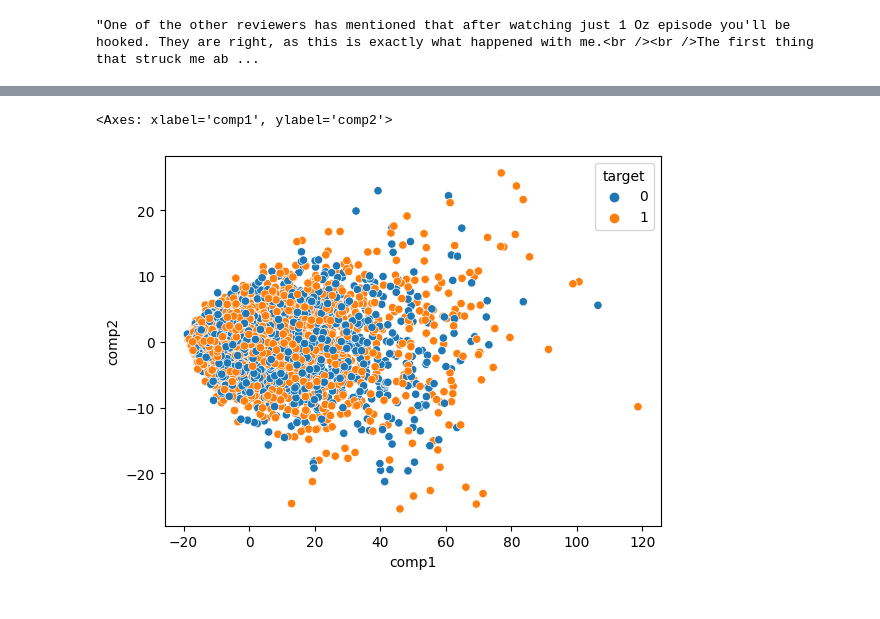
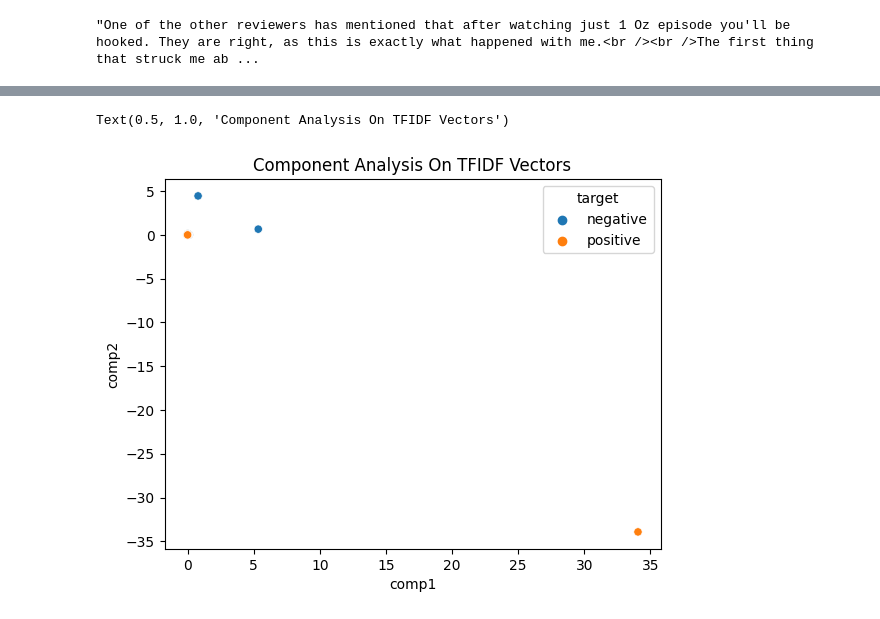
Before and after one commit to umang299/ai-engine, a Jupyter notebook: language_ai/Distributional_representation.ipynb, the cells around one changed output, grey strips where cells are left out. Cells and saved outputs as stored; diff of their text form; code cells hidden in the pictures.

```diff
--- a/language_ai/Distributional_representation.ipynb
+++ b/language_ai/Distributional_representation.ipynb
@@ -23,7 +64,7 @@ warnings.filterwarnings("ignore")
 # %%
 csv_file = "data\IMDB_dataset.csv"
 df = pd.read_csv(csv_file)
-df = df.iloc[:9999, :]
+df = df.iloc[:10000, :]
 df.head()
 # %% [output]
 |  | review | sentiment |
@@ -35,6 +88,9 @@ df.head()
 # %%
 ### utilities
 def remove_special_characters(text):
+    """Function to parse raw review data and extract
+        text from it.
+    """
     soup = BeautifulSoup(text, "html.parser")
     text = soup.get_text()
     text = re.sub('\[[^]]*\]', '', text)
@@ -43,6 +99,7 @@ def remove_special_characters(text):
     return text
 
 def remove_stopwords(text):
+    """Function to remove stopwords"""
     text = text.lower()
     words = text.split(" ")
     filtered_words = [i for i in words if i not in stopwords]
@@ -50,6 +107,7 @@ def remove_stopwords(text):
     return filtered_words
 
 class BuildVocab:
+    """Class to build vocabulary for a given series of reviews and vocab size"""
     def __init__(self, sentences: pd.Series, vocab_size:int, unk_token=False):
         self.sentences = sentences
         self.vocab_size = vocab_size
@@ -114,4 +170,5 @@ df['review'].values[0]
 # %%
+## Cleaning and removing stopwords from reviews
 df['review'] = df['review'].apply(remove_special_characters)
-# df['review'] = df['review'].apply(remove_stopwords)
+df['review'] = df['review'].apply(remove_stopwords)
 # %%
@@ -198,14 +346,16 @@ from sklearn.decomposition import PCA
 # %%
 #### decomposed bag of words dataframe
-bow_pca = PCA(n_components=2)
-bow_pca.fit(bow_train_x.toarray())
+tfidf_tsne = TSNE(n_components=2, perplexity=10, n_iter=250, init="random")
+tfidf_tsne.fit(tfidf_train_x.toarray())
 
-pca_bow_train_x = bow_pca.transform(bow_train_x.toarray())
-bow_pca_df = pd.DataFrame({"comp1" : pca_bow_train_x[:, 0].tolist(),
-                           "comp2" : pca_bow_train_x[:, 1].tolist(),
+tsne_tfidf_train_x = tfidf_tsne.fit_transform(tfidf_train_x.toarray())
+tfidf_tsne_df = pd.DataFrame({"comp1" : tsne_tfidf_train_x[:, 0].tolist(),
+                           "comp2" : tsne_tfidf_train_x[:, 1].tolist(),
                            "target" : train_y.flatten().tolist()})
 
-sns.scatterplot(x="comp1", y="comp2", hue="target", data=bow_pca_df)
+tfidf_tsne_df['target'] = tfidf_tsne_df['target'].apply(lambda x : encoder.classes_[x])
+sns.scatterplot(x="comp1", y="comp2", hue="target", data=tfidf_tsne_df)
+plt.title("Component Analysis On TFIDF Vectors")
 # %% [output]
-<Axes: xlabel='comp1', ylabel='comp2'>
+Text(0.5, 1.0, 'Component Analysis On TFIDF Vectors')
-[figure, old version]
+[figure, new version]
```
Also changed, not shown: parts of 23 cells of this notebook.
